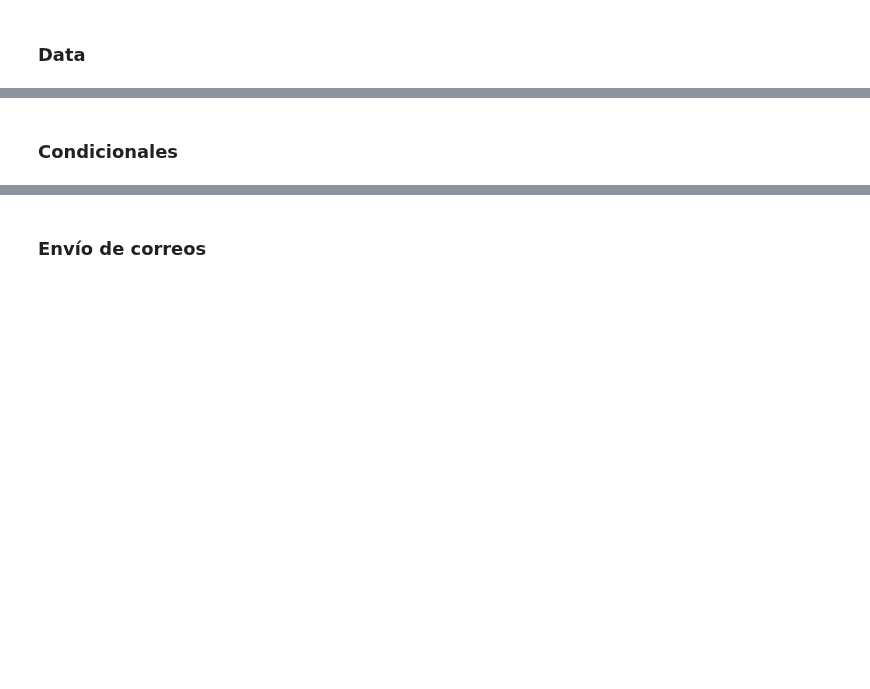
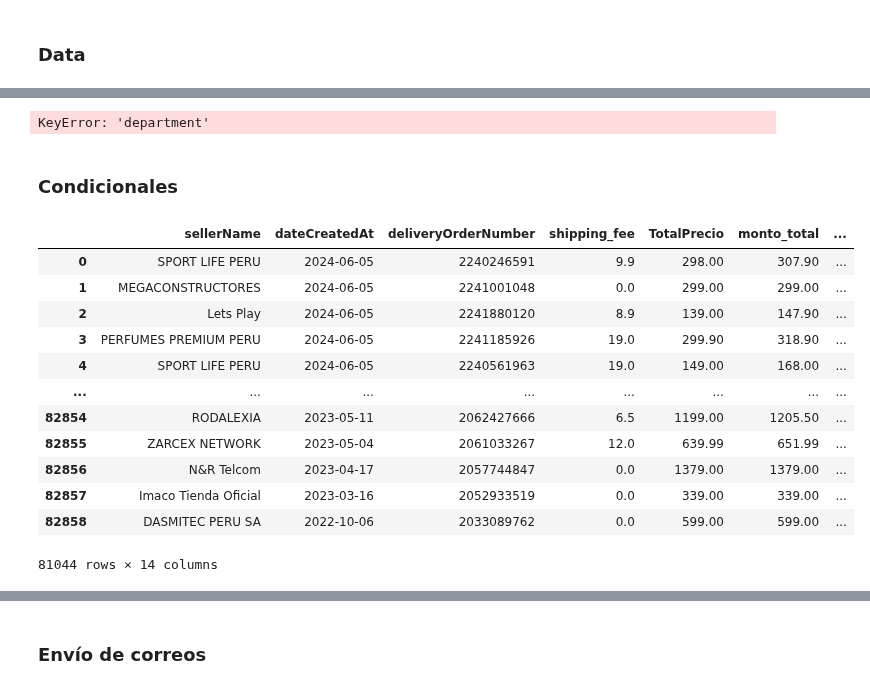
Before and after one commit to gflores1092/AnalyticsSX, a Jupyter notebook: Alertas diarias/Comprobantes/comprobantes_AM.ipynb, the cells around one changed output, grey strips where cells are left out. Drawn from its saved outputs; the diff is of its cells as text; code cells hidden in the pictures; blank space fills up the shorter version.

```diff
--- a/Alertas diarias/Comprobantes/comprobantes_AM.ipynb
+++ b/Alertas diarias/Comprobantes/comprobantes_AM.ipynb
@@ -156,2 +228,22 @@ data = data.query("sellerEmail.str.contains('@')")
+# %%
+# Leer el registro desde un archivo Excel
+data = (
+        data
+        .query("sellerEmail.str.contains('@')")
+        .assign(**{
+            'shipping_fee': lambda x: round(pd.to_numeric(x['shipping_fee']),2),
+            'TotalPrecio': lambda x: round(pd.to_numeric(x['TotalPrecio']),2),
+            'monto_total': lambda x: round(pd.to_numeric(x['monto_total']),2),
+            'tipo_de_documento': lambda x: np.where(x['tipo_documento']=='Boleta','DNI',x['tipo_documento']),
+            'identificacion_legal': lambda x: np.where(x['tipo_documento']=='Boleta',x['clientDNI'],x['identificacion_legal']),
+            'razon_social': lambda x: np.where(x['tipo_documento']=='Boleta',x['clientName'],x['razon_social']),
+            'region': lambda x: np.where(x['tipo_documento']=='Boleta','DNI',x['department']),
+            'provincia': lambda x: np.where(x['tipo_documento']=='Boleta',x['clientDNI'],x['province']),
+            'distrito': lambda x: np.where(x['tipo_documento']=='Boleta',x['clientName'],x['district'])
+        })
+        .loc[:,columnas]
+)
+# %% [output]
+KeyError: 'department'
 # %% [markdown]
 ### **Condicionales**
@@ -187,0 +250,16 @@ data_3 = (
+# %%
+data[columnas].query("tipo_documento=='Boleta'")
+# %% [output]
+|  | sellerName | dateCreatedAt | deliveryOrderNumber | shipping_fee | TotalPrecio | monto_total | ... |
+| 0 | SPORT LIFE PERU | 2024-06-05 | 2240246591 | 9.9 | 298.00 | 307.90 | ... |
+| 1 | MEGACONSTRUCTORES | 2024-06-05 | 2241001048 | 0.0 | 299.00 | 299.00 | ... |
+| 2 | Lets Play | 2024-06-05 | 2241880120 | 8.9 | 139.00 | 147.90 | ... |
+| 3 | PERFUMES PREMIUM PERU | 2024-06-05 | 2241185926 | 19.0 | 299.90 | 318.90 | ... |
+| 4 | SPORT LIFE PERU | 2024-06-05 | 2240561963 | 19.0 | 149.00 | 168.00 | ... |
+| ... | ... | ... | ... | ... | ... | ... | ... |
+| 82854 | RODALEXIA | 2023-05-11 | 2062427666 | 6.5 | 1199.00 | 1205.50 | ... |
+| 82855 | ZARCEX NETWORK | 2023-05-04 | 2061033267 | 12.0 | 639.99 | 651.99 | ... |
+| 82856 | N&R Telcom | 2023-04-17 | 2057744847 | 0.0 | 1379.00 | 1379.00 | ... |
+| 82857 | Imaco Tienda Oficial | 2023-03-16 | 2052933519 | 0.0 | 339.00 | 339.00 | ... |
+| 82858 | DASMITEC PERU SA | 2022-10-06 | 2033089762 | 0.0 | 599.00 | 599.00 | ... |
+81044 rows × 14 columns
```
Also changed, not shown: parts of 12 cells of this notebook, 1 other file.
